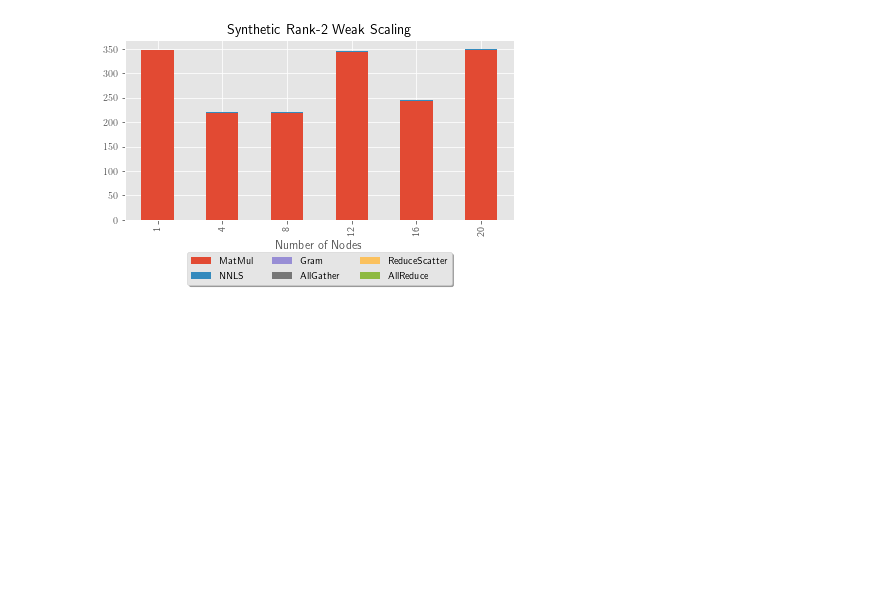
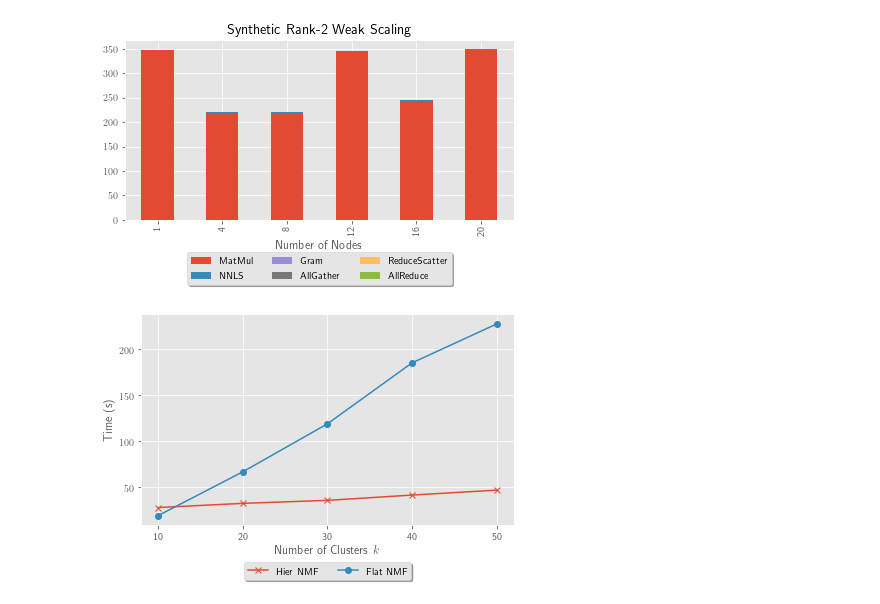
Before and after one commit to lawtonmanning/planc, a Jupyter notebook: latex/plots/hipcplots.ipynb, the cells around one changed output. Cells and saved outputs as stored; diff of their text form; code cells hidden in the pictures; blank space fills up the shorter version.

Commit message:
updated Jupyter notebook for new plots, tighted back to 10 pages

```diff
--- a/latex/plots/hipcplots.ipynb
+++ b/latex/plots/hipcplots.ipynb
@@ -384,3 +372,23 @@ plt.tight_layout()
 plt.savefig('synthetic_rank2_weakscaling.pdf')
 # %% [output]
 [figure]
+# %%
+df7=pd.read_csv('../data/RANKSCAL/DC.dat', delimiter="\t", comment='#')
+
+#title = 'DC-HYDICE K Scaling'
+f = plt.figure()
+#plt.title(title, color='black')
+hier = df7['HierNMF']
+bpp = df7['BPP']
+hier.plot(kind='line', ax = f.gca(), marker='x', label='Hier NMF')
+bpp.plot(kind='line', ax = f.gca(), marker='o', label='Flat NMF')
+plt.legend(loc='upper center', bbox_to_anchor=(0.5, -0.15),
+           fancybox=True, shadow=True, ncol=6)
+ind = np.arange(5)
+plt.xticks(ind,df7['k'])
+plt.xlabel('Number of Clusters $k$')
+plt.ylabel('Time (s)')
+plt.tight_layout()
+plt.savefig('dc_rankscaling.pdf')
+# %% [output]
+[figure, added]
```
Also changed, not shown: parts of 11 cells of this notebook, 8 other files.
